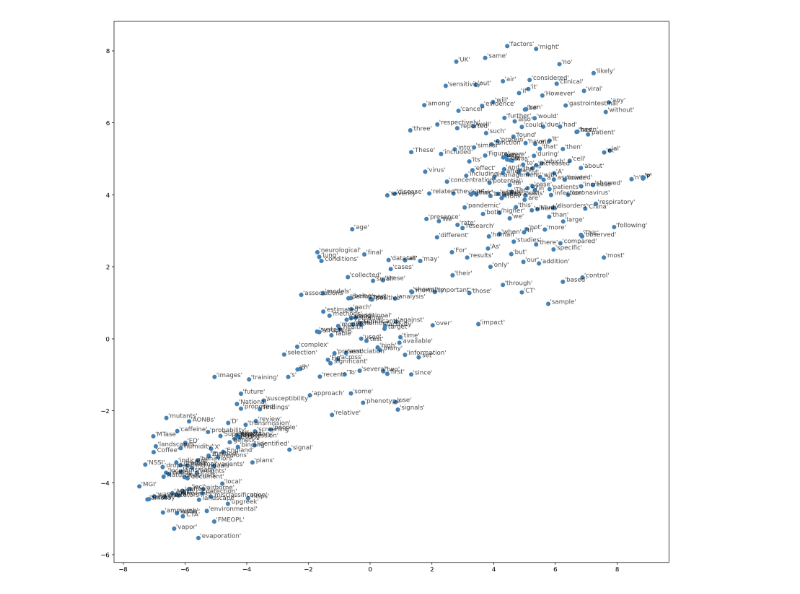
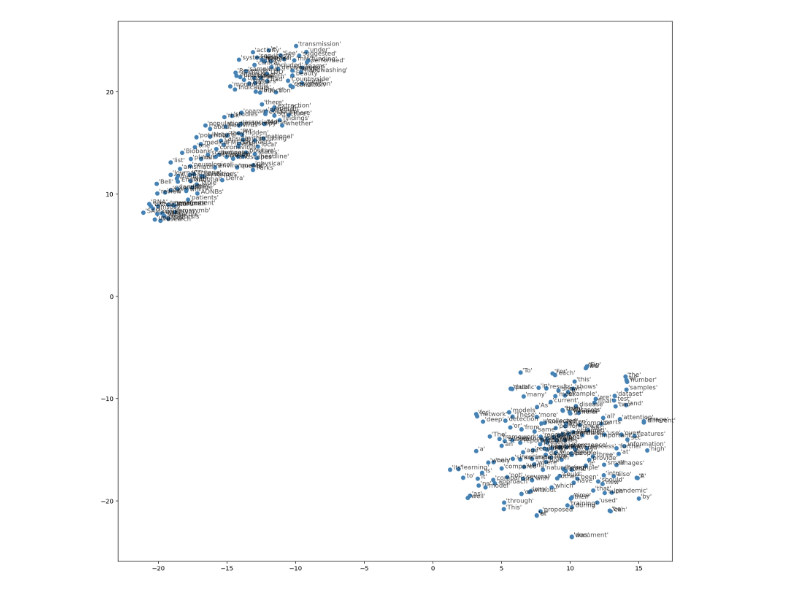
Before and after one commit to TangLongbin/NLP, a Jupyter notebook: part-4/try_part4_1.ipynb, the cells around one changed output. Drawn from its saved outputs; the diff is of its cells as text; code cells hidden in the pictures.

```diff
--- a/part-4/try_part4_1.ipynb
+++ b/part-4/try_part4_1.ipynb
@@ -19,18 +19,18 @@ TextDirPath = "/home/tanglongbin/NLP/split_text"
 # 用于训练的文章数量
 TextNum = 20
 # 每篇文章训练的次数
-EpochsNum = 5
+EpochsNum = 10
 # 中心词一侧Positive单词的数量
 WindowSize = 5
 # Negative单词的数量
 NegaNum = 2
 # 词向量Feature维度
-EmbedSize = 256
+EmbedSize = 300
 
 # 单次训练使用的数量（可更具内存/显卡负载进行调整）
-Batch_Size = 128
+Batch_Size = 512
 # 学习速率（步长）
-LearningRate = 0.01
+LearningRate = 0.001
 
 
 
@@ -280 +280 @@ Epoch 5/5 - Loss: 13.3647
-[figure, old version]
+[figure, new version]
```
Also changed, not shown: parts of 1 cell of this notebook, 1 other file.
